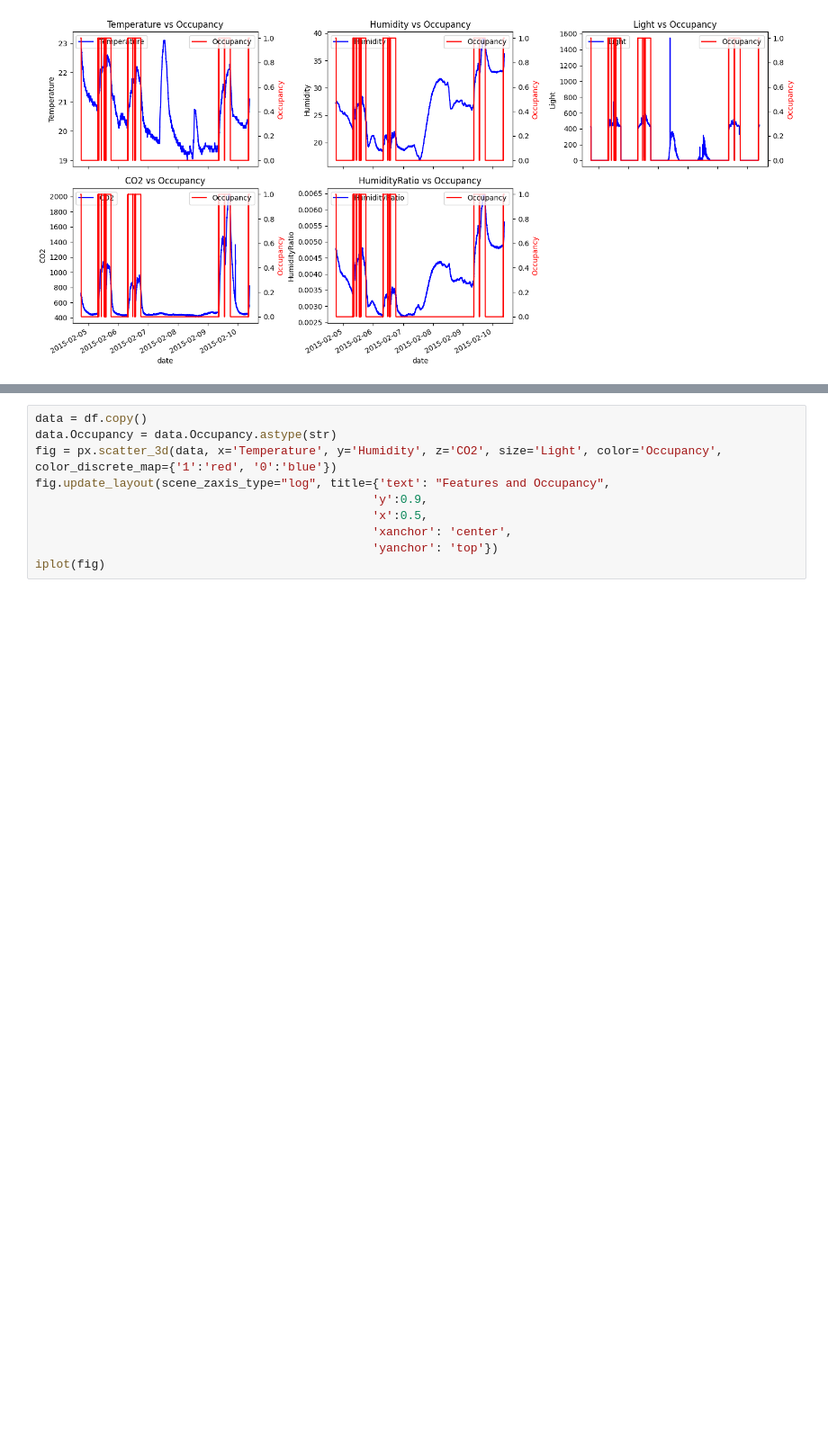
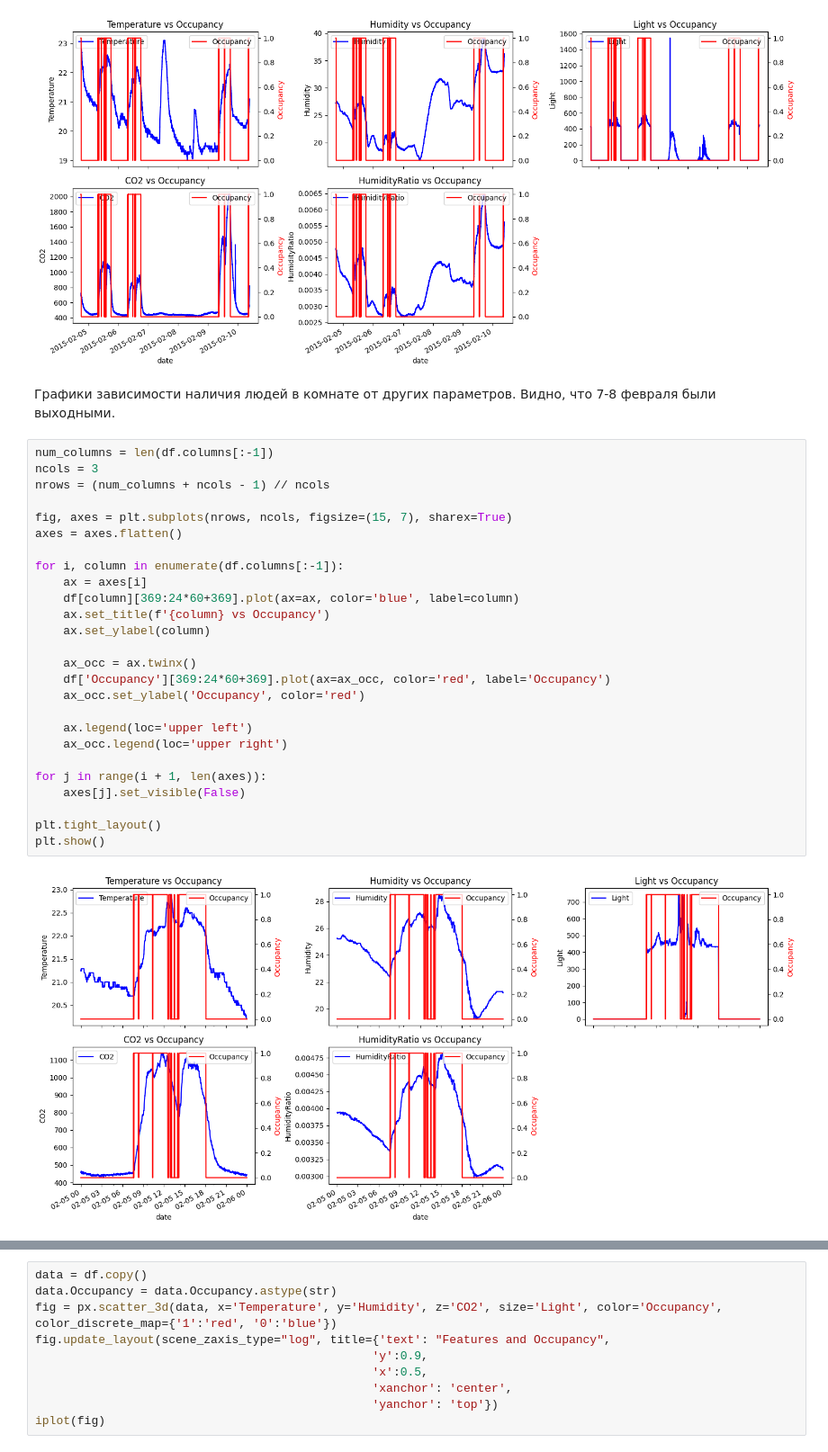
Before and after one commit to romanroff/ITMO_subjects, a Jupyter notebook: Math Forecasting/lab_0_Bashirov.ipynb, the cells around one changed output, grey strips where cells are left out. Shown at 90% size. Saved outputs shown, nothing was run; the diff lists cells and outputs as text; blank space fills up the shorter version.

```diff
--- a/Math Forecasting/lab_0_Bashirov.ipynb
+++ b/Math Forecasting/lab_0_Bashirov.ipynb
@@ -223,4 +229,34 @@ plt.tight_layout()
 plt.show()
 # %% [output]
 [figure]
+# %% [markdown]
+Графики зависимости наличия людей в комнате от других параметров. Видно, что 7-8 февраля были выходными.
+# %%
+num_columns = len(df.columns[:-1])
+ncols = 3
+nrows = (num_columns + ncols - 1) // ncols
+
+fig, axes = plt.subplots(nrows, ncols, figsize=(15, 7), sharex=True)
+axes = axes.flatten()
+
+for i, column in enumerate(df.columns[:-1]):
+    ax = axes[i]
+    df[column][369:24*60+369].plot(ax=ax, color='blue', label=column)
+    ax.set_title(f'{column} vs Occupancy')
+    ax.set_ylabel(column)
+
+    ax_occ = ax.twinx()
+    df['Occupancy'][369:24*60+369].plot(ax=ax_occ, color='red', label='Occupancy')
+    ax_occ.set_ylabel('Occupancy', color='red')
+
+    ax.legend(loc='upper left')
+    ax_occ.legend(loc='upper right')
+
+for j in range(i + 1, len(axes)):
+    axes[j].set_visible(False)
+
+plt.tight_layout()
+plt.show()
+# %% [output]
+[figure, added]
 # %% [markdown]
```
Also changed, not shown: parts of 26 cells of this notebook, 1 other file.
